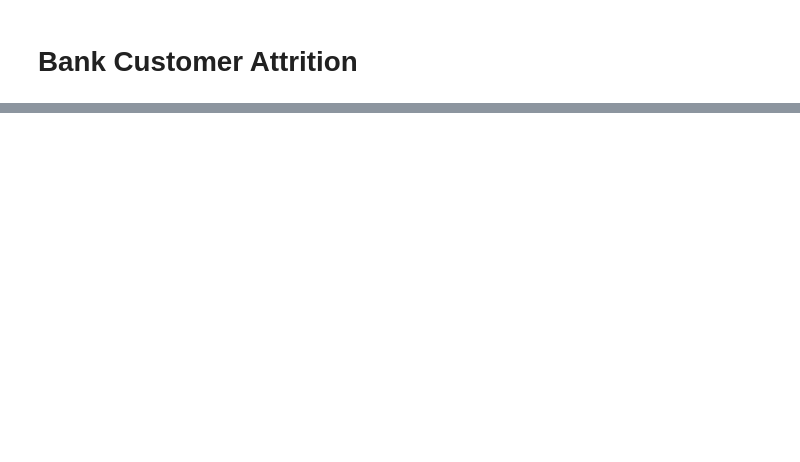
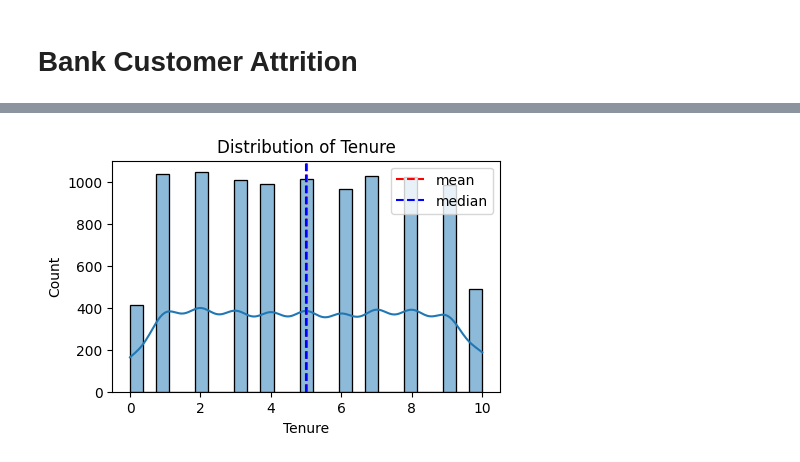
Before and after one commit to Anjalik2024/Bank-Customer-Attrition, a Jupyter notebook: Bank Cutomer Attrition/Untitled.ipynb, the cells around one changed output, grey strips where cells are left out. Cells and saved outputs as stored; diff of their text form; code cells hidden in the pictures; blank space fills up the shorter version.

```diff
--- a/Bank Cutomer Attrition/Untitled.ipynb
+++ b/Bank Cutomer Attrition/Untitled.ipynb
@@ -64,0 +173,4 @@ array(['DIAMOND', 'GOLD', 'SILVER', 'PLATINUM'], dtype=object)
+# %%
+plot_histogram(df,"Tenure")
+# %% [output]
+[figure, added]
```
Also changed, not shown: parts of 39 cells of this notebook.
